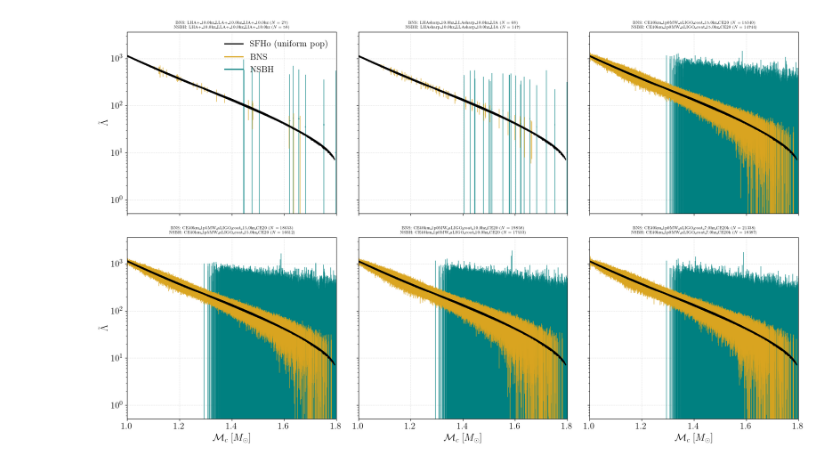
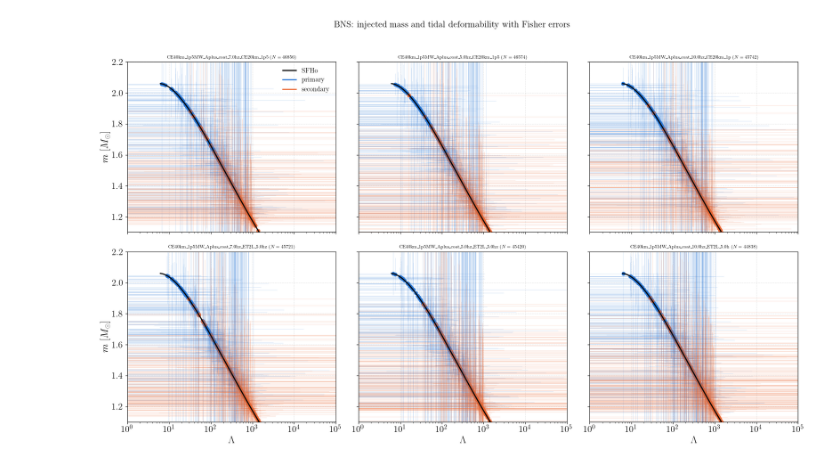
Before and after one commit to KrishnenduGit/CE_STM_CBC, a Jupyter notebook: post_processing_scripts/ns_eos_stm_postproc.ipynb, the cells around one changed output. Saved outputs shown, nothing was run; the diff lists cells and outputs as text; code cells hidden in the pictures.

Commit message:
Adding new BNS and NSBH runs

```diff
--- a/post_processing_scripts/ns_eos_stm_postproc.ipynb
+++ b/post_processing_scripts/ns_eos_stm_postproc.ipynb
@@ -148,36 +179,57 @@ LT_ref         = LT_ref[sort_idx]
 # %%
-fig, axes = plt.subplots(2, 3, figsize=(18, 11), sharey=True, sharex=True)
+PRIMARY_COLOR   = '#2a78d6'
+SECONDARY_COLOR = '#eb6834'
 
-for ax, bns_net, nsbh_net in zip(axes.flatten(), sorted_bns, sorted_nsbh):
-    db = bns_data[bns_net]
-    dn = nsbh_data[nsbh_net]
-    mb = (db['LT'] < 1e5) & (db['LT'] > 0)
-    mn = (dn['LT'] < 1e5) & (dn['LT'] > 0)
 
-    ax.semilogy(Mc_ref, LT_ref, color='black', lw=2, zorder=5)
-    ax.errorbar(dn['Mc'][mn], dn['LT'][mn], yerr=dn['sigma_LT'][mn], xerr=dn['sigma_Mc'][mn],
-                fmt='none', alpha=0.6, color='teal', label='NSBH')
-    ax.errorbar(db['Mc'][mb], db['LT'][mb], yerr=db['sigma_LT'][mb], xerr=db['sigma_Mc'][mb],
-                fmt='none', alpha=0.6, color='goldenrod', label='BNS')
+def plot_mass_lambda(sorted_nets, data, kept, components, suptitle, figname='NSBH_m_lambda.pdf'):
+    """Mass on y, Lambda on x (log), against the SFHo curve. One panel per network."""
+    fig, axes = plt.subplots(2, 3, figsize=(18, 11), sharex=True, sharey=True)
 
-    ax.set_title(
-        f'BNS: {bns_net[:35]} ($N={db["n"]}$)\nNSBH: {nsbh_net[:35]} ($N={dn["n"]}$)',
-        fontsize=7
-    )
-    ax.set_xlim(1.0, 1.8)
-    ax.grid(alpha=0.3, ls='--')
-    if ax in axes[:, 0]:
-        ax.set_ylabel(r'$\tilde{\Lambda}$')
-    if ax in axes[1, :]:
-        ax.set_xlabel(r'$\mathcal{M}_c\ [M_\odot]$')
+    for ax, net in zip(axes.flatten(), sorted_nets):
+        ax.plot(eos_lambda, eos_mass, color='black', lw=2, zorder=5)
 
-handles = [
-    plt.Line2D([0], [0], color='black',     lw=2, label='SFHo (uniform pop)'),
-    plt.Line2D([0], [0], color='goldenrod', lw=2, label='BNS'),
-    plt.Line2D([0], [0], color='teal',      lw=2, label='NSBH'),
-]
-axes[0, 0].legend(handles=handles, frameon=False)
-plt.tight_layout()
-plt.show()
+        d = data[net]
+        if d is not None:
+            for m_key, l_key, color, label in components:
+                m, lam = d[m_key], d[l_key]
+                good = (lam['val'] > 0) & np.isfinite(lam['val']) & np.isfinite(m['val'])
+                ax.scatter(lam['val'][good], m['val'][good], color = color)
+                ax.errorbar(lam['val'][good], m['val'][good],
+                            xerr=lam['err'][good], yerr=m['err'][good],
+                            fmt='none', alpha=0.18, lw=0.7, ecolor=color)
+                ax.plot(lam['val'][good], m['val'][good], 'o', ms=2.0,
+                        color=color, alpha=0.9, mew=0, zorder=4, label=label)
+        else:
+            ax.text(0.5, 0.5, 'no events', transform=ax.transAxes,
+                    ha='center', va='center', color='#52514e')
+
+        ax.set_title(f'{net[:40]} ($N={kept[net]}$)', fontsize=8)
+        ax.set_xscale('log')
+        ax.set_xlim(1, 1e5)
+        ax.set_ylim(1.1, 2.2)
+        ax.grid(alpha=0.3, ls='--')
+        if ax in axes[:, 0]:
+            ax.set_ylabel(r'$m\ [M_\odot]$')
+        if ax in axes[1, :]:
+            ax.set_xlabel(r'$\Lambda$')
+
+    handles = [plt.Line2D([0], [0], color='black', lw=2, label='SFHo')]
+    handles += [plt.Line2D([0], [0], color=c, lw=2, label=lab)
+                for _, _, c, lab in components]
+    axes[0, 0].legend(handles=handles, frameon=False, fontsize=12)
+
+    fig.suptitle(suptitle, fontsize=16)
+    fig.tight_layout(rect=[0, 0, 1, 0.97])
+    plt.savefig(figname)
+    plt.show()
+
+
+plot_mass_lambda(
+    sorted_bns, bns_data, bns_kept,
+    components=[('m1_src', 'Lambda1', PRIMARY_COLOR,   'primary'),
+                ('m2_src', 'Lambda2', SECONDARY_COLOR, 'secondary')],
+    suptitle='BNS: injected mass and tidal deformability with Fisher errors',
+    figname='BNS_m_lambda.pdf'
+)
 # %% [output]
-[figure, old version]
+[figure, new version]
```
Also changed, not shown: parts of 5 cells of this notebook, 3 other files.
